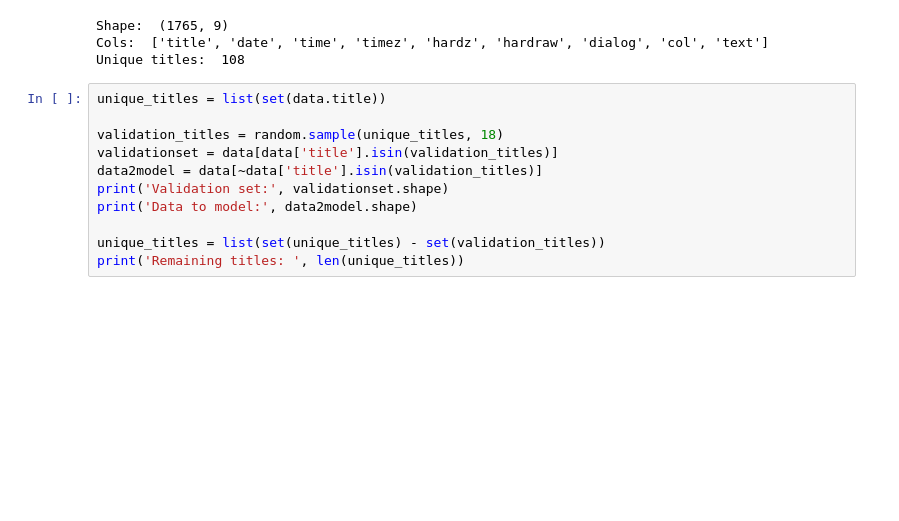
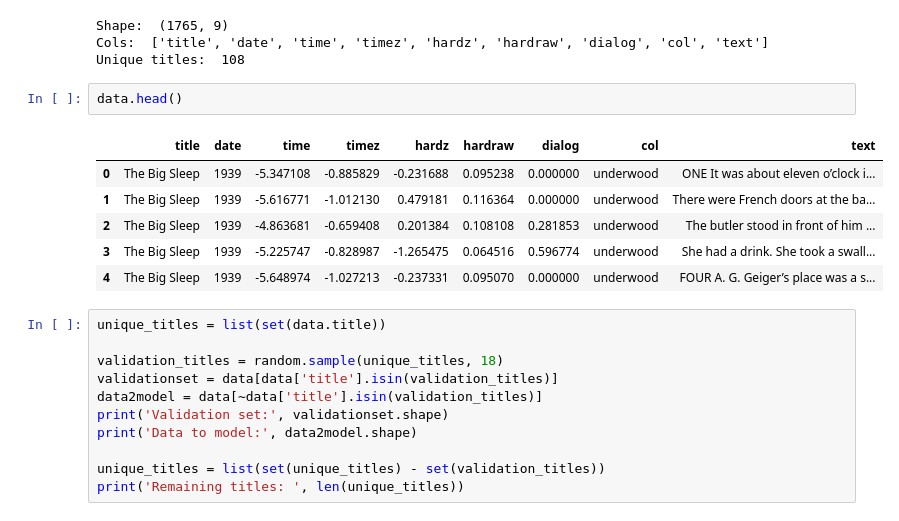
Before and after one commit to tedunderwood/time, a Jupyter notebook: first_model.ipynb, the cells around one changed output. Drawn from its saved outputs; the diff is of its cells as text; blank space fills up the shorter version.

```diff
--- a/first_model.ipynb
+++ b/first_model.ipynb
@@ -25,6 +25,15 @@ print('Unique titles: ', len(set(data.title)))
 Shape:  (1765, 9)
 Cols:  ['title', 'date', 'time', 'timez', 'hardz', 'hardraw', 'dialog', 'col', 'text']
 Unique titles:  108
+# %%
+data.head()
+# %% [output]
+|  | title | date | time | timez | hardz | hardraw | dialog | col | text |
+| 0 | The Big Sleep | 1939 | -5.347108 | -0.885829 | -0.231688 | 0.095238 | 0.000000 | underwood | ONE It was about eleven o’clock i... |
+| 1 | The Big Sleep | 1939 | -5.616771 | -1.012130 | 0.479181 | 0.116364 | 0.000000 | underwood | There were French doors at the ba... |
+| 2 | The Big Sleep | 1939 | -4.863681 | -0.659408 | 0.201384 | 0.108108 | 0.281853 | underwood | The butler stood in front of him ... |
+| 3 | The Big Sleep | 1939 | -5.225747 | -0.828987 | -1.265475 | 0.064516 | 0.596774 | underwood | She had a drink. She took a swall... |
+| 4 | The Big Sleep | 1939 | -5.648974 | -1.027213 | -0.237331 | 0.095070 | 0.000000 | underwood | FOUR A. G. Geiger’s place was a s... |
 # %%
 unique_titles = list(set(data.title))
 
```
Also changed, not shown: parts of 6 cells of this notebook.
